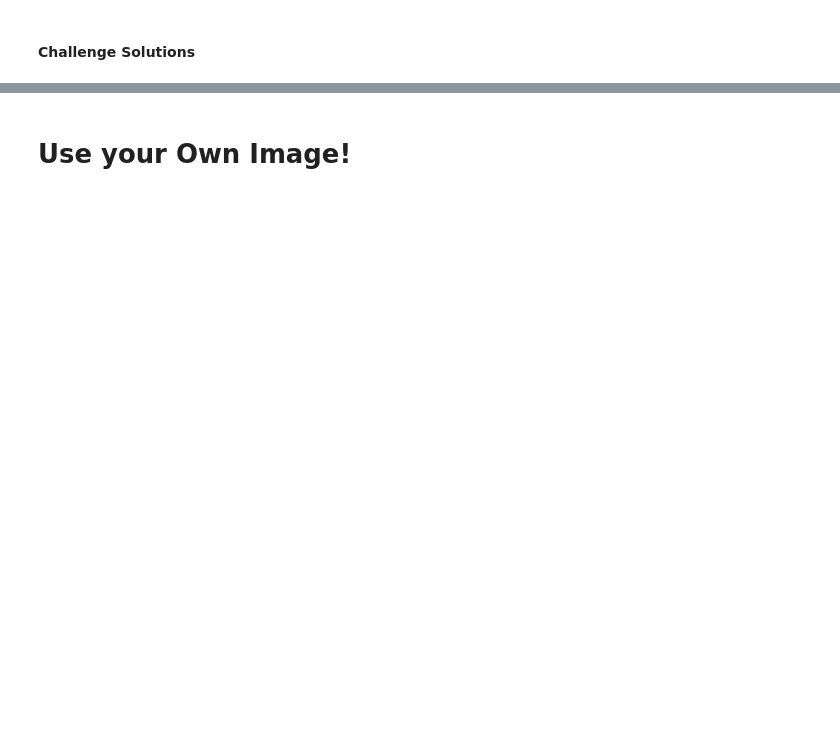
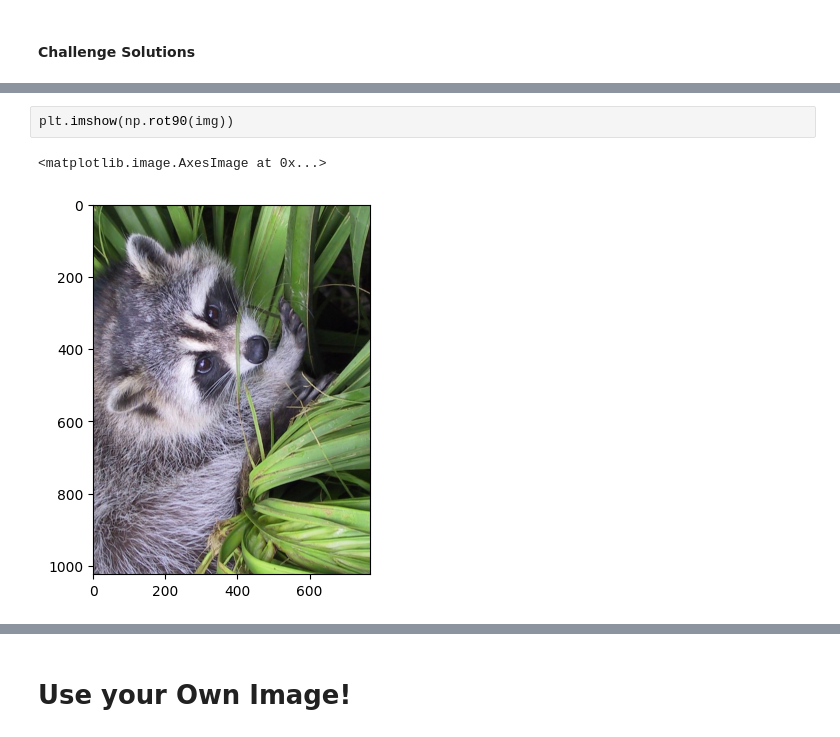
Before and after one commit to yakubszatkowski/100-days-python, a Jupyter notebook: push/Computation_with_NumPy_and_N_Dimensional_Arrays_(start).ipynb, the cells around one changed output, grey strips where cells are left out. Saved outputs shown, nothing was run; the diff lists cells and outputs as text; blank space fills up the shorter version.

```diff
--- a/push/Computation_with_NumPy_and_N_Dimensional_Arrays_(start).ipynb
+++ b/push/Computation_with_NumPy_and_N_Dimensional_Arrays_(start).ipynb
@@ -372,0 +422,5 @@ grey_vals = np.array([0.2126, 0.7152, 0.0722])
+# %%
+plt.imshow(np.rot90(img))
+# %% [output]
+<matplotlib.image.AxesImage at 0x...>
+[figure, added]
```
Also changed, not shown: parts of 26 cells of this notebook.
